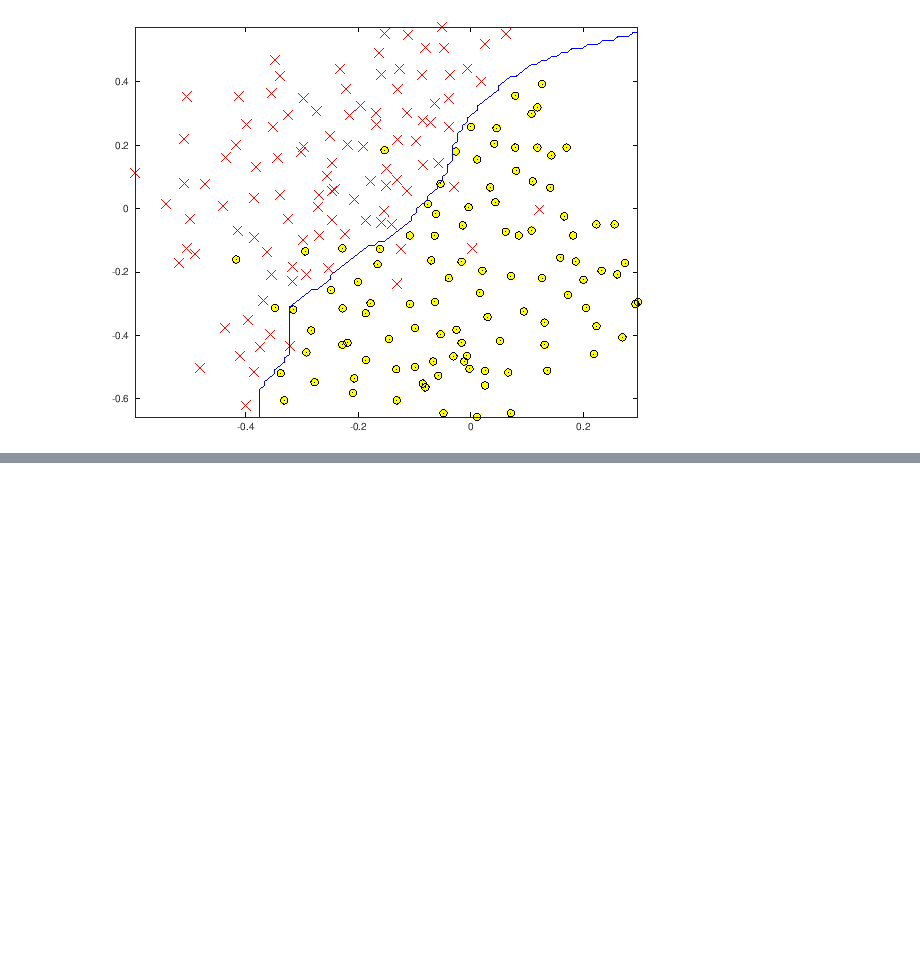
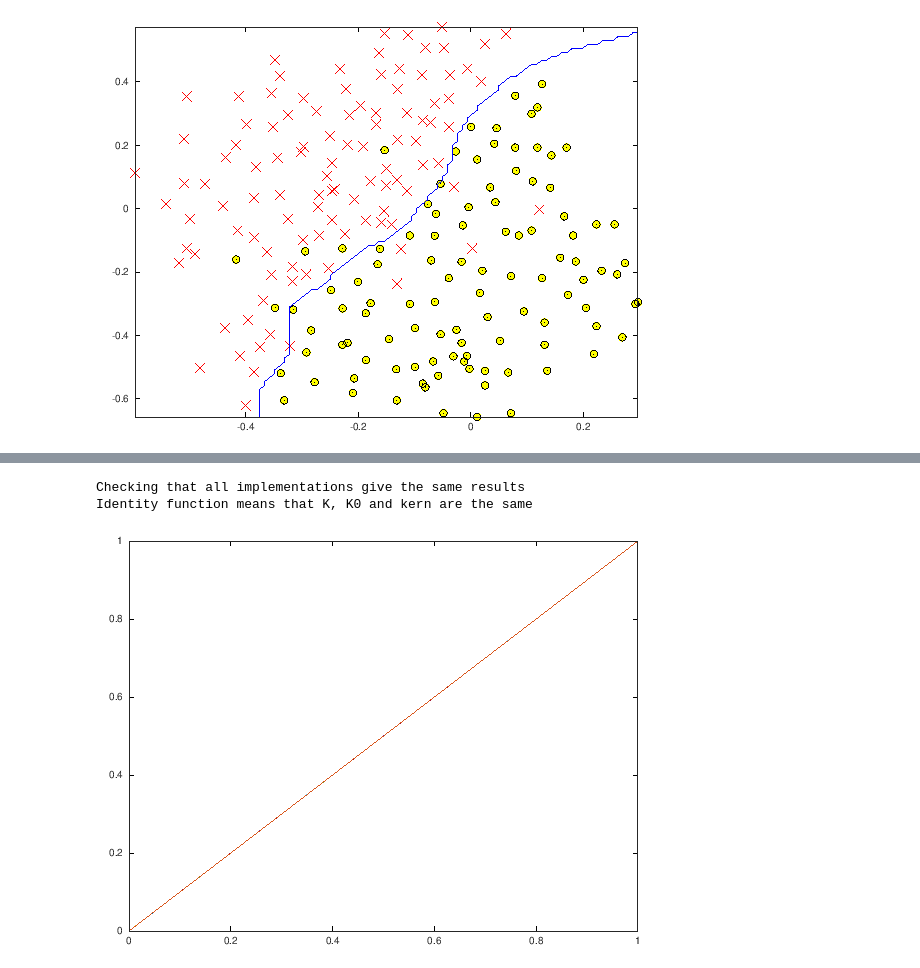
Before and after one commit to hernandezhdd/Machine-Learning-Stanford, a Jupyter notebook: ex6-octave/ex6.ipynb, the cells around one changed output, grey strips where cells are left out. Drawn from its saved outputs; the diff is of its cells as text; code cells hidden in the pictures; blank space fills up the shorter version.

Commit message:
Added performance section at the end

```diff
--- a/ex6-octave/ex6.ipynb
+++ b/ex6-octave/ex6.ipynb
@@ -549,0 +570,15 @@ Training ......................................................................
+# %%
+#Checking performance of different implementations
+sigma = 0.1 ;
+# %%
+%Calculation of gaussian kernel element-wise
+m = length(X);
+K0 = zeros(m);
+tic
+for i = 1:m
+    for j = i:m
+     K0(i,j) = gaussianKernel(X(i,:)', X(j,:)',sigma);
+     K0(j,i) = K0(i,j); %the matrix is symmetric
+    end
+end
+toc
@@ -549,0 +587,13 @@ Training ......................................................................
+# %%
+% Vectorized calculation of gaussian kernel
+
+disp('Vectorized calculation of gaussian kernel')
+tic
+Xnd = reshape(X,size(X)(1),1,size(X)(2))-reshape(X,1,size(X)(1),size(X)(2));
+% XndT = reshape(X,1,size(X)(1),size(X)(2));
+% XndMinusXndT = (Xnd1 - XndT);
+dist = sum(XndMinusXndT.**2,3);
+kern = exp ( - 0.5 * dist / sigma.**2);
+% kern(:,1:6)
+toc
+disp('Vectorized calculation is five times faster')
@@ -549,0 +604,9 @@ Training ......................................................................
+# %%
+% Vectorized RBF Kernel
+% This is equivalent to computing the kernel on every pair of examples
+tic
+X2 = sum(X.^2, 2);
+K = bsxfun(@plus, X2, bsxfun(@plus, X2', - 2 * (X * X')));
+K = gaussianKernel(1, 0,sigma) .^ K;
+toc
+disp('This implementation is ten times faster than element-wise')
@@ -549,0 +616,11 @@ Training ......................................................................
+# %%
+disp('Checking that all implementations give the same results')
+plot(K,kern)
+plot(K,K0)
+xlim([0 1])
+ylim([0 1])
+disp('Identity function means that K, K0 and kern are the same')
+# %% [output]
+Checking that all implementations give the same results
+Identity function means that K, K0 and kern are the same
+[figure, added]
```
Also changed, not shown: parts of 6 cells of this notebook.
